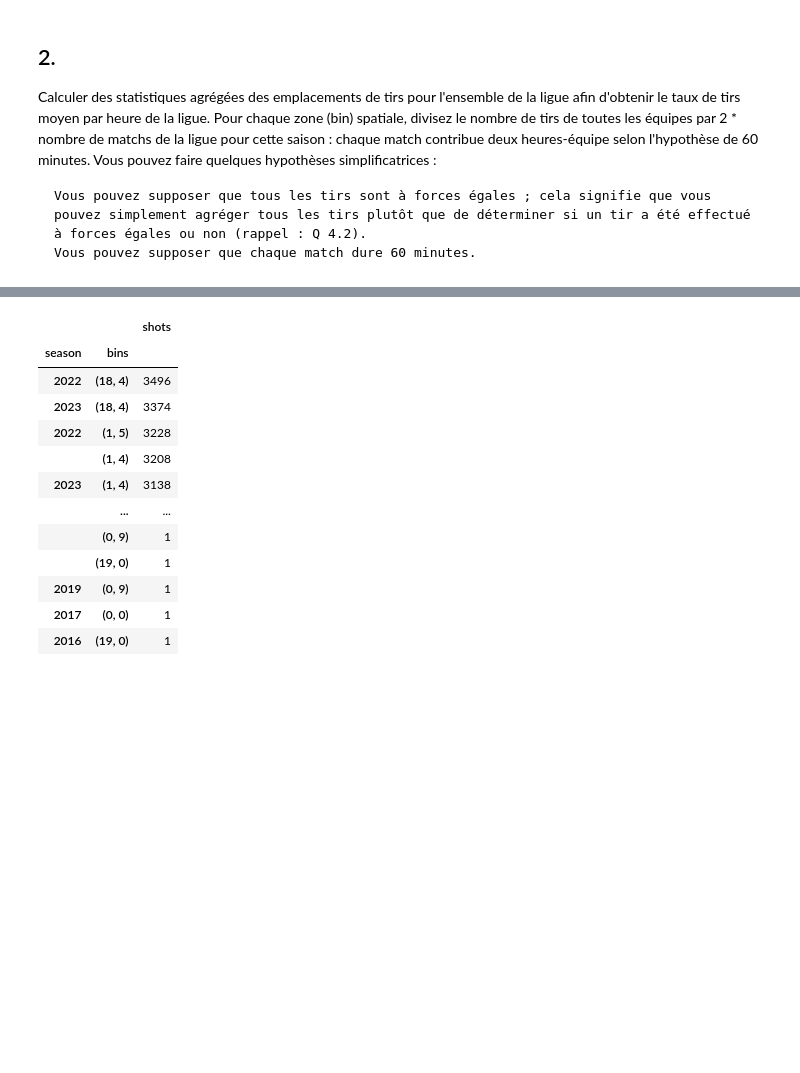
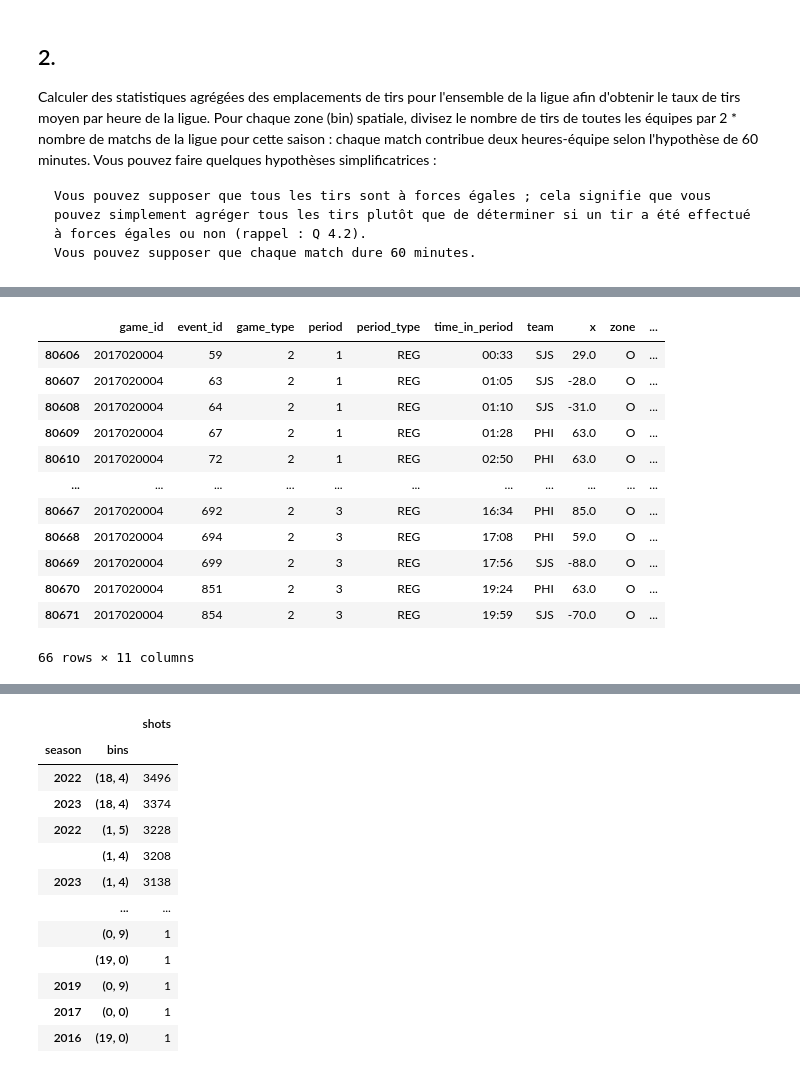
Before and after one commit to ammou35/LNH-data-science, a Jupyter notebook: data_science_project/notebooks/05_processing_data.ipynb, the cells around one changed output, grey strips where cells are left out. Drawn from its saved outputs; the diff is of its cells as text; code cells hidden in the pictures; blank space fills up the shorter version.

```diff
--- a/data_science_project/notebooks/05_advanced_visualizations.ipynb
+++ b/data_science_project/notebooks/05_processing_data.ipynb
@@ -375,0 +494,16 @@ combined_shots_with_coordinates['ybin'] = combined_shots_with_coordinates['y'] *
+# %%
+combined_shots_with_coordinates.query('game_id == 2017020004')[['game_id', 'event_id', 'game_type', 'period', 'period_type', 'time_in_period','team', 'x', 'zone', 'is_home_team', 'attack_dir']]
+# %% [output]
+|  | game_id | event_id | game_type | period | period_type | time_in_period | team | x | zone | ... |
+| 80606 | 2017020004 | 59 | 2 | 1 | REG | 00:33 | SJS | 29.0 | O | ... |
+| 80607 | 2017020004 | 63 | 2 | 1 | REG | 01:05 | SJS | -28.0 | O | ... |
+| 80608 | 2017020004 | 64 | 2 | 1 | REG | 01:10 | SJS | -31.0 | O | ... |
+| 80609 | 2017020004 | 67 | 2 | 1 | REG | 01:28 | PHI | 63.0 | O | ... |
+| 80610 | 2017020004 | 72 | 2 | 1 | REG | 02:50 | PHI | 63.0 | O | ... |
+| ... | ... | ... | ... | ... | ... | ... | ... | ... | ... | ... |
+| 80667 | 2017020004 | 692 | 2 | 3 | REG | 16:34 | PHI | 85.0 | O | ... |
+| 80668 | 2017020004 | 694 | 2 | 3 | REG | 17:08 | PHI | 59.0 | O | ... |
+| 80669 | 2017020004 | 699 | 2 | 3 | REG | 17:56 | SJS | -88.0 | O | ... |
+| 80670 | 2017020004 | 851 | 2 | 3 | REG | 19:24 | PHI | 63.0 | O | ... |
+| 80671 | 2017020004 | 854 | 2 | 3 | REG | 19:59 | SJS | -70.0 | O | ... |
+66 rows × 11 columns
```
Also changed, not shown: parts of 27 cells of this notebook.
